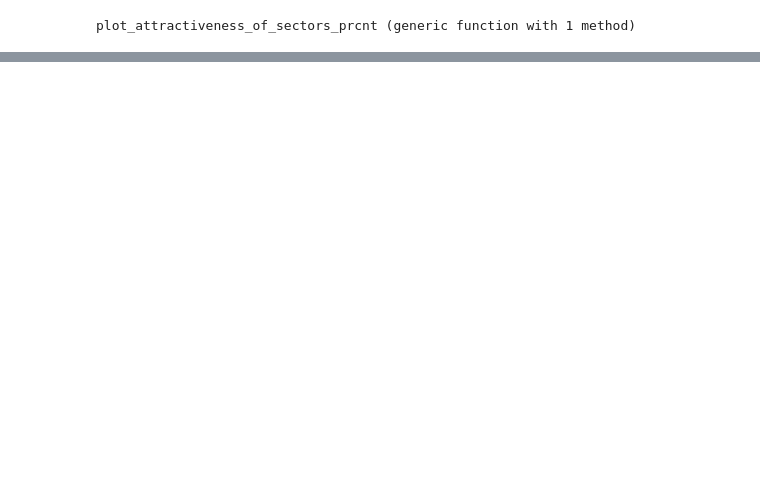
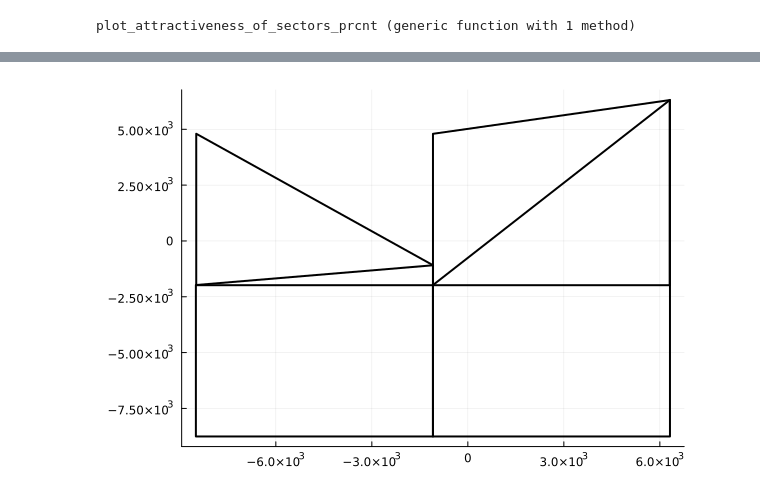
Before and after one commit to AdamKasinski/walkability_analyses, a Jupyter notebook: regression_grid.ipynb, the cells around one changed output, grey strips where cells are left out. Cells and saved outputs as stored; diff of their text form; code cells hidden in the pictures; blank space fills up the shorter version.

```diff
--- a/regression_grid.ipynb
+++ b/regression_grid.ipynb
@@ -147,0 +117,5 @@ city.ways
+# %%
+figure = Plots.plot()
+for (x,y) in zip(xs,ys)
+    Plots.plot!(figure, x, y, seriestype = :shape, lw = 2, fillalpha = 0, linecolor = :black, legend = false)
+end
@@ -147,0 +130,4 @@ city.ways
+# %%
+figure
+# %% [output]
+[figure, added]
```
Also changed, not shown: parts of 21 cells of this notebook.
